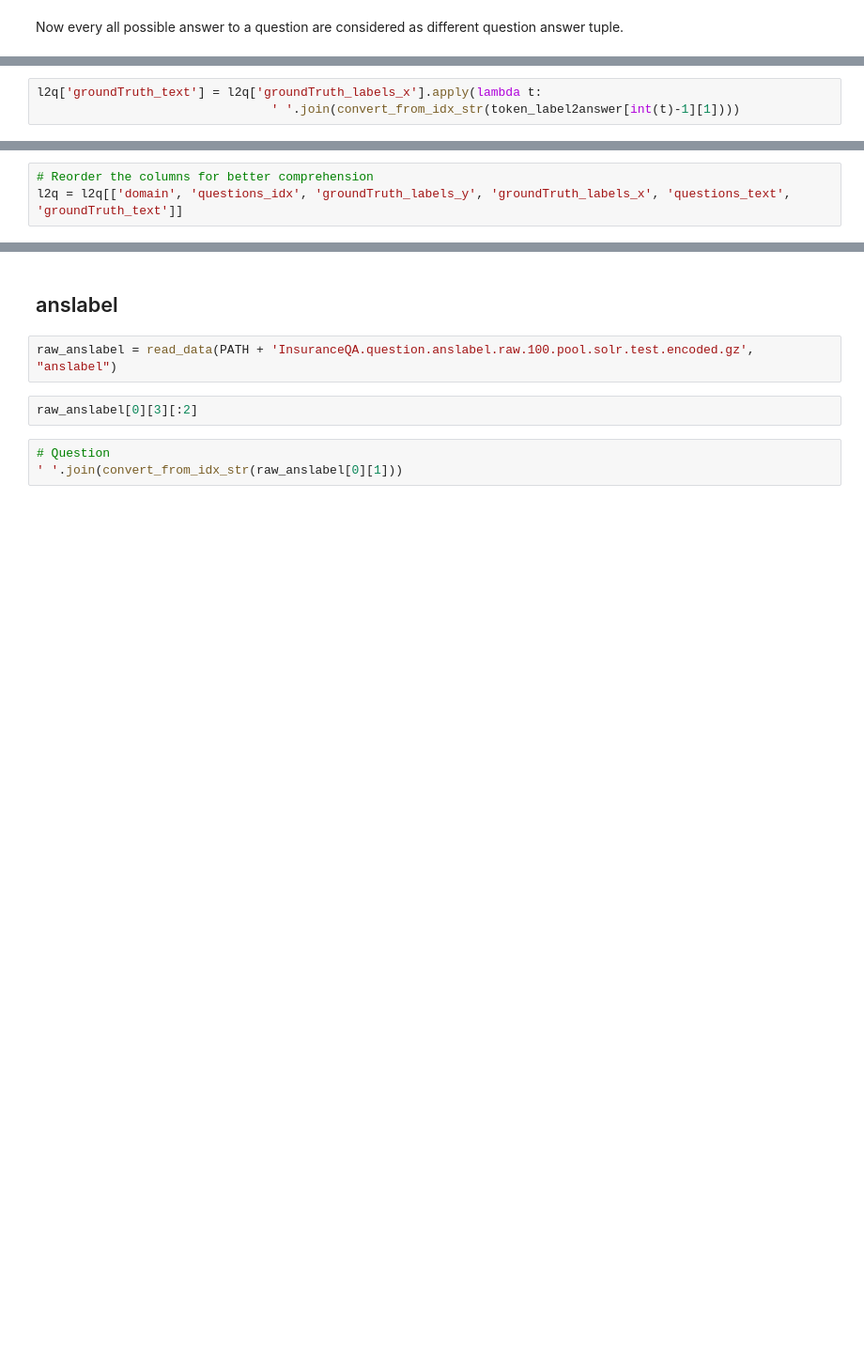
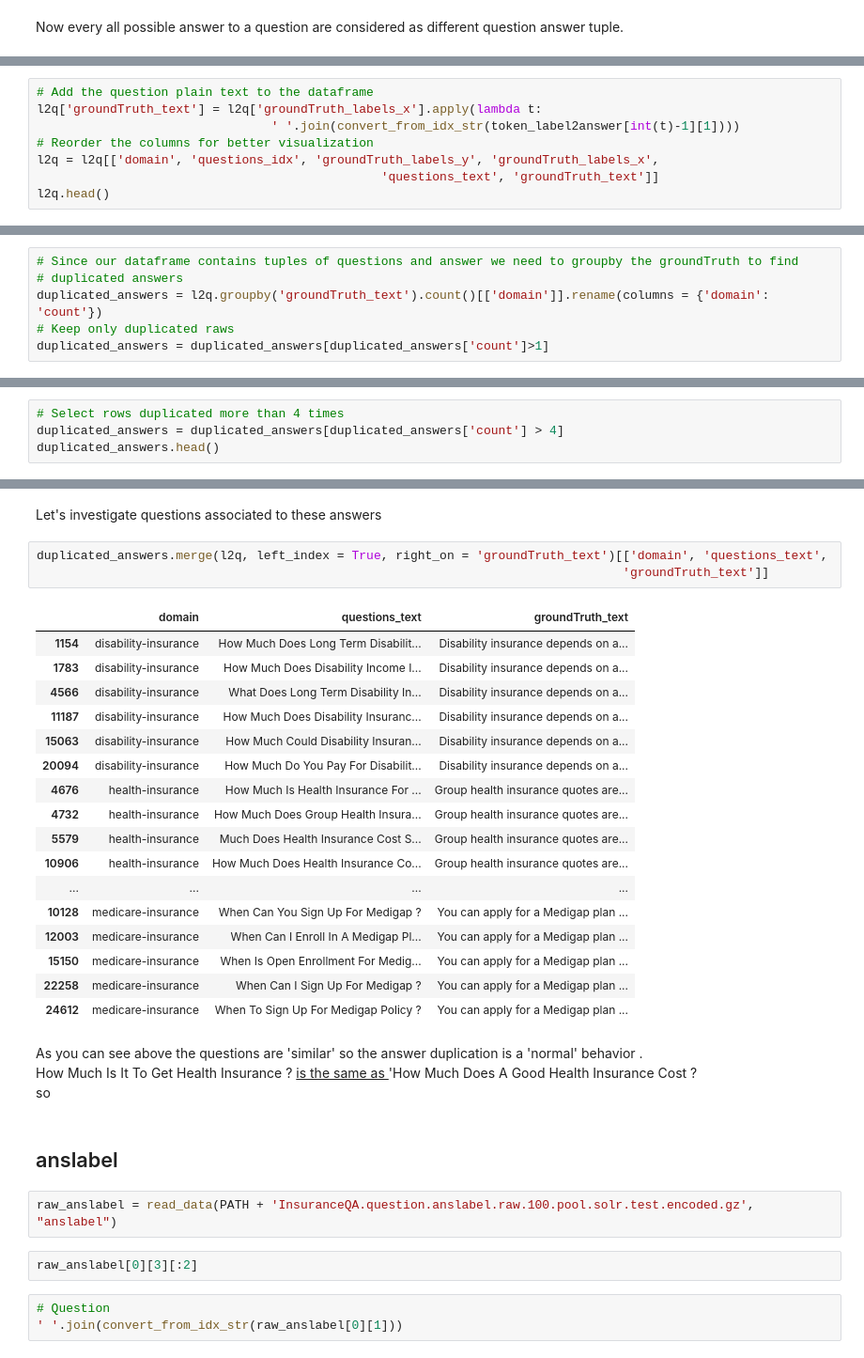
Before and after one commit to mouadhhamdi/insuranceQA, a Jupyter notebook: Data_Analysis.ipynb, the cells around one changed output, grey strips where cells are left out. Shown at 94% size. Cells and saved outputs as stored; diff of their text form; blank space fills up the shorter version.

```diff
--- a/Data_Analysis.ipynb
+++ b/Data_Analysis.ipynb
@@ -248,3 +243,8 @@ array(['16696', '10277', '12076', ..., '6453', '4693', '13116'],
 # %%
+# Add the question plain text to the dataframe
 l2q['groundTruth_text'] = l2q['groundTruth_labels_x'].apply(lambda t:
                                 ' '.join(convert_from_idx_str(token_label2answer[int(t)-1][1])))
+# Reorder the columns for better visualization
+l2q = l2q[['domain', 'questions_idx', 'groundTruth_labels_y', 'groundTruth_labels_x',
+                                               'questions_text', 'groundTruth_text']]
+l2q.head()
@@ -253,3 +257,0 @@ l2q.head()
-# %%
-# Reorder the columns for better comprehension
-l2q = l2q[['domain', 'questions_idx', 'groundTruth_labels_y', 'groundTruth_labels_x', 'questions_text', 'groundTruth_text']]
@@ -257,0 +270,6 @@ l2q.head()
+# %%
+# Since our dataframe contains tuples of questions and answer we need to groupby the groundTruth to find
+# duplicated answers
+duplicated_answers = l2q.groupby('groundTruth_text').count()[['domain']].rename(columns = {'domain': 'count'})
+# Keep only duplicated raws
+duplicated_answers = duplicated_answers[duplicated_answers['count']>1]
@@ -257,0 +288,4 @@ l2q.head()
+# %%
+# Select rows duplicated more than 4 times
+duplicated_answers = duplicated_answers[duplicated_answers['count'] > 4]
+duplicated_answers.head()
@@ -258,3 +299,30 @@ l2q.head()
+# %% [markdown]
+Let's investigate questions associated to these answers
+# %%
+duplicated_answers.merge(l2q, left_index = True, right_on = 'groundTruth_text')[['domain', 'questions_text',
+                                                                                'groundTruth_text']]
+# %% [output]
+|  | domain | questions_text | groundTruth_text |
+| 1154 | disability-insurance | How Much Does Long Term Disabilit... | Disability insurance depends on a... |
+| 1783 | disability-insurance | How Much Does Disability Income I... | Disability insurance depends on a... |
+| 4566 | disability-insurance | What Does Long Term Disability In... | Disability insurance depends on a... |
+| 11187 | disability-insurance | How Much Does Disability Insuranc... | Disability insurance depends on a... |
+| 15063 | disability-insurance | How Much Could Disability Insuran... | Disability insurance depends on a... |
+| 20094 | disability-insurance | How Much Do You Pay For Disabilit... | Disability insurance depends on a... |
+| 4676 | health-insurance | How Much Is Health Insurance For ... | Group health insurance quotes are... |
+| 4732 | health-insurance | How Much Does Group Health Insura... | Group health insurance quotes are... |
+| 5579 | health-insurance | Much Does Health Insurance Cost S... | Group health insurance quotes are... |
+| 10906 | health-insurance | How Much Does Health Insurance Co... | Group health insurance quotes are... |
+| ... | ... | ... | ... |
+| 10128 | medicare-insurance | When Can You Sign Up For Medigap ? | You can apply for a Medigap plan ... |
+| 12003 | medicare-insurance | When Can I Enroll In A Medigap Pl... | You can apply for a Medigap plan ... |
+| 15150 | medicare-insurance | When Is Open Enrollment For Medig... | You can apply for a Medigap plan ... |
+| 22258 | medicare-insurance | When Can I Sign Up For Medigap ? | You can apply for a Medigap plan ... |
+| 24612 | medicare-insurance | When To Sign Up For Medigap Policy ? | You can apply for a Medigap plan ... |
+# %% [markdown]
+As you can see above the questions are 'similar' so the answer duplication is a 'normal' behavior . <br>
+How Much Is It To Get Health Insurance ? <u> is the same as </u> 'How Much Does A Good Health Insurance Cost ? <br>
+so
 # %% [markdown]
 ##  anslabel
 # %%
```
Also changed, not shown: parts of 13 cells of this notebook, 2 other files.
